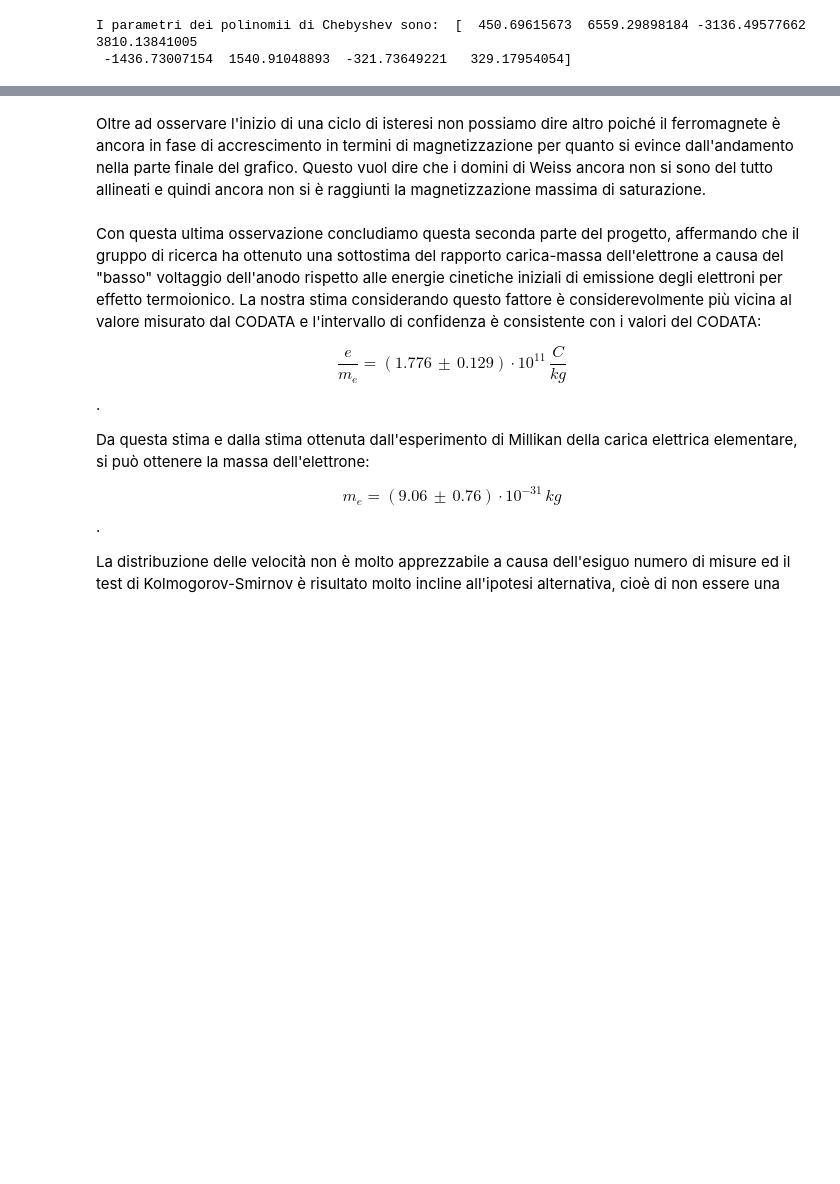
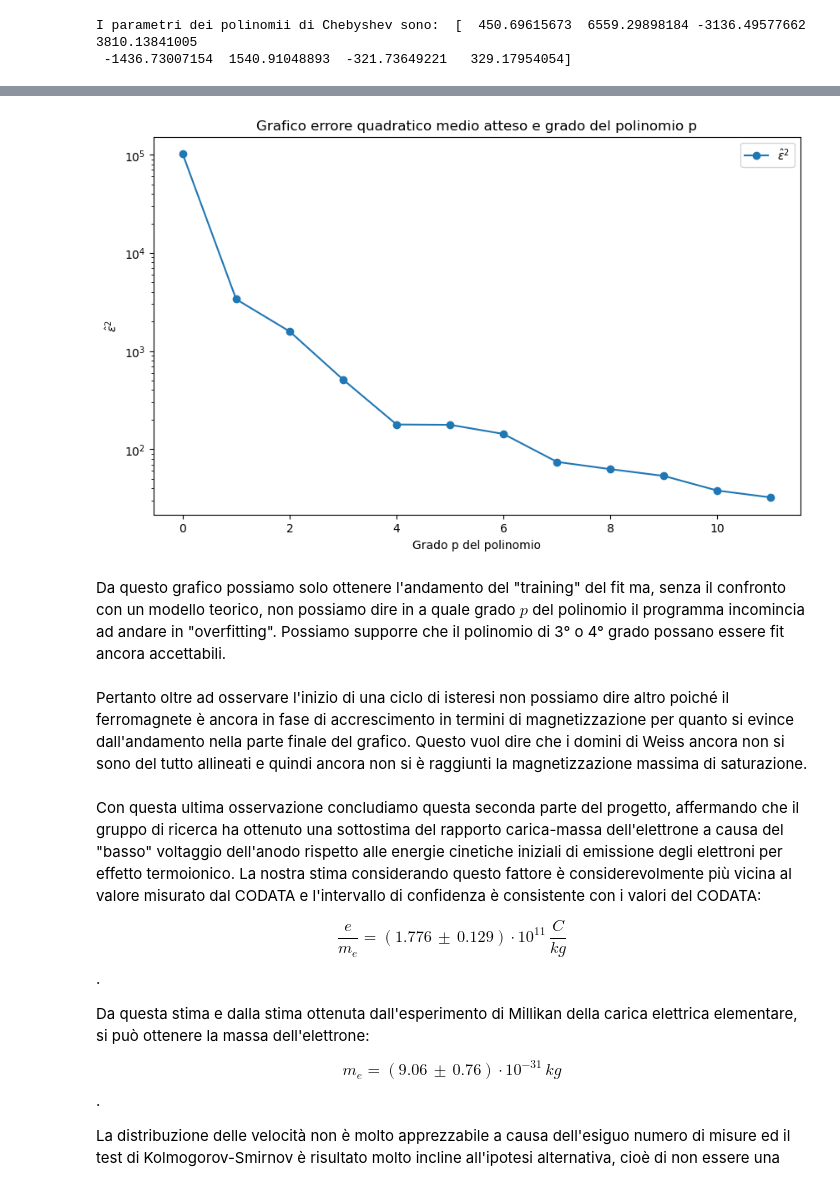
Before and after one commit to GianlorenzoDeFilippo6674/Progetto_Analisi_dati, a Jupyter notebook: Thomson.ipynb, the cells around one changed output, grey strips where cells are left out. Drawn from its saved outputs; the diff is of its cells as text; code cells hidden in the pictures; blank space fills up the shorter version.

```diff
--- a/Thomson.ipynb
+++ b/Thomson.ipynb
@@ -1106,5 +1116,26 @@ I parametri dei polinomii di Chebyshev sono:  [  450.69615673  6559.29898184 -31
+# %%
+from matplotlib.ticker import MaxNLocator
+pmax = 12
+eps= np.empty(pmax)
+for p in range(pmax):
+    par, cov = curve_fit(poli_c, H, M_B, p0=np.zeros(p+1))
+    fit_y = poli_c(H, *par)
+    eps[p] = ((fit_y-M_B)**2).mean()
+plt.figure(figsize=(10, 6), dpi=100)
+plt.plot(np.arange(pmax), eps, linestyle='-', marker='o', label=r'$\hat{\varepsilon}^2$')
+plt.xlabel('Grado p del polinomio')
+plt.ylabel(r'$\hat{\varepsilon}^2$')
+plt.legend()
+plt.yscale('log')
+plt.title('Grafico errore quadratico medio atteso e grado del polinomio p')
+plt.gca().xaxis.set_major_locator(MaxNLocator(integer=True))
+plt.show()
+# %% [output]
+[figure, added]
+# %% [markdown]
+Da questo grafico possiamo solo ottenere l'andamento del "training" del fit ma, senza il confronto con un modello teorico, non possiamo dire in a quale grado $p$ del polinomio il programma incomincia ad andare in "overfitting". Possiamo supporre che il polinomio di 3° o 4° grado possano essere fit ancora accettabili.
 # %% [markdown]
-Oltre ad osservare l'inizio di una ciclo di isteresi non possiamo dire altro poiché il ferromagnete è ancora in fase di accrescimento in termini di magnetizzazione per quanto si evince dall'andamento nella parte finale del grafico. Questo vuol dire che i domini di Weiss ancora non si sono del tutto allineati e quindi ancora non si è raggiunti la magnetizzazione massima di saturazione.
+Pertanto oltre ad osservare l'inizio di una ciclo di isteresi non possiamo dire altro poiché il ferromagnete è ancora in fase di accrescimento in termini di magnetizzazione per quanto si evince dall'andamento nella parte finale del grafico. Questo vuol dire che i domini di Weiss ancora non si sono del tutto allineati e quindi ancora non si è raggiunti la magnetizzazione massima di saturazione.
 # %% [markdown]
 Con questa ultima osservazione concludiamo questa seconda parte del progetto, affermando che il gruppo di ricerca ha ottenuto una sottostima del rapporto carica-massa dell'elettrone a causa del "basso" voltaggio dell'anodo rispetto alle energie cinetiche iniziali di emissione degli elettroni per effetto termoionico. La nostra stima considerando questo fattore è considerevolmente più vicina al valore misurato dal CODATA e l'intervallo di confidenza è consistente con i valori del CODATA:
 
```
Also changed, not shown: parts of 1 cell of this notebook, 1 other file.
